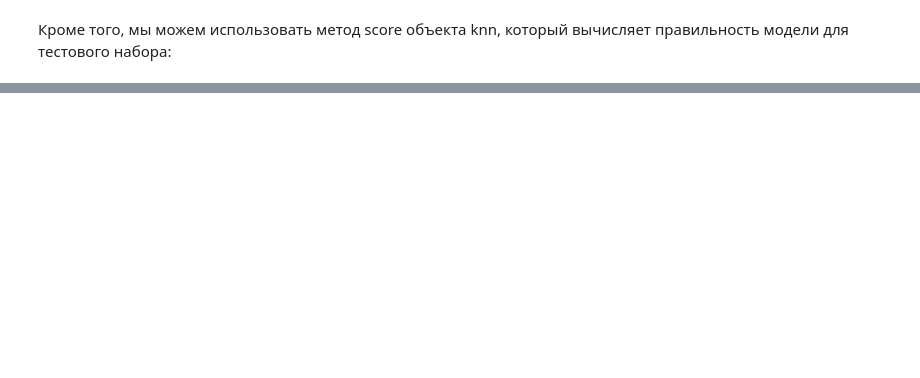
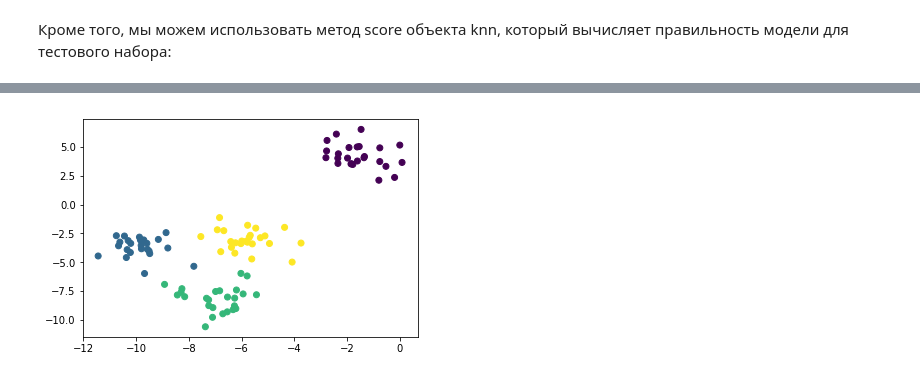
Before and after one commit to mr8bit/ml_lecture, a Jupyter notebook: lectures/1_lecture/1_lecture.ipynb, the cells around one changed output, grey strips where cells are left out. Saved outputs shown, nothing was run; the diff lists cells and outputs as text; code cells hidden in the pictures; blank space fills up the shorter version.

```diff
--- a/lectures/1_lecture/1_lecture.ipynb
+++ b/lectures/1_lecture/1_lecture.ipynb
@@ -358,0 +359,9 @@ print("Правильность на тестовом наборе: {:.2f}".form
+# %%
+from sklearn.datasets import make_blobs
+X,y = make_blobs(random_state=1,n_samples=100, n_features=2, centers=4)
+# %%
+#Взлянем на набор данных
+plt.scatter(X[:, 0], X[:, 1], marker='o', c=y)
+plt.show()
+# %% [output]
+[figure, added]
```
Also changed, not shown: parts of 21 cells of this notebook, 4 other files.
